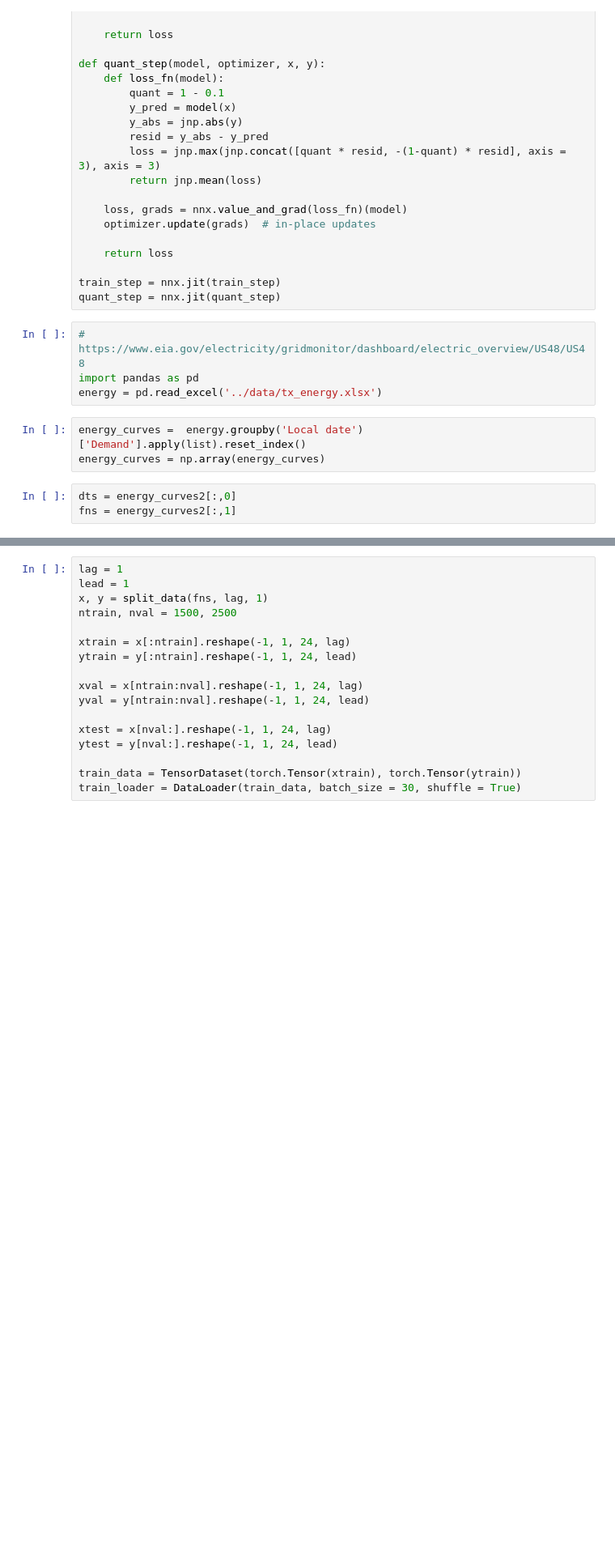
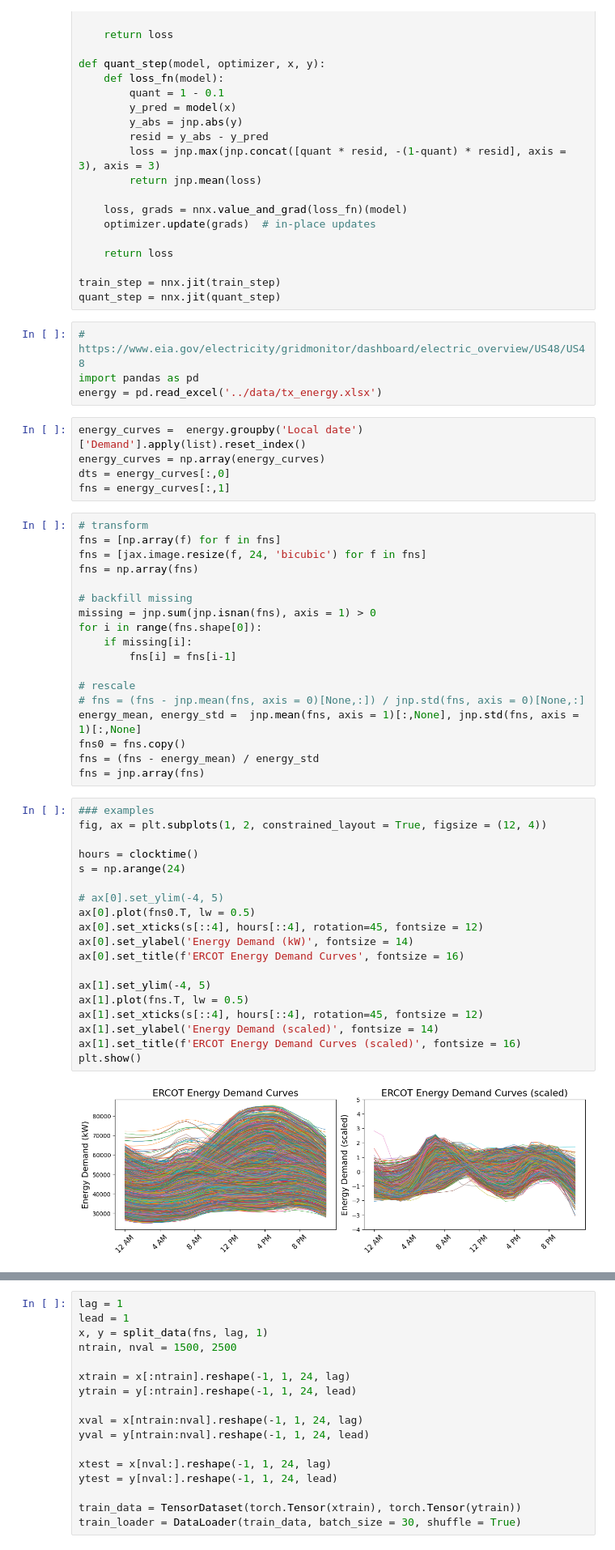
Before and after one commit to trevor-harris/LSCI, a Jupyter notebook: energy/energy.ipynb, the cells around one changed output, grey strips where cells are left out. Shown at 81% size. Cells and saved outputs as stored; diff of their text form; blank space fills up the shorter version.

```diff
--- a/energy/energy.ipynb
+++ b/energy/energy.ipynb
@@ -120,6 +134,44 @@ energy = pd.read_excel('../data/tx_energy.xlsx')
 # %%
 energy_curves =  energy.groupby('Local date')['Demand'].apply(list).reset_index()
 energy_curves = np.array(energy_curves)
+dts = energy_curves[:,0]
+fns = energy_curves[:,1]
-# %%
-dts = energy_curves2[:,0]
-fns = energy_curves2[:,1]
+# %%
+# transform
+fns = [np.array(f) for f in fns]
+fns = [jax.image.resize(f, 24, 'bicubic') for f in fns]
+fns = np.array(fns)
+
+# backfill missing
+missing = jnp.sum(jnp.isnan(fns), axis = 1) > 0
+for i in range(fns.shape[0]):
+    if missing[i]:
+        fns[i] = fns[i-1]
+
+# rescale
+# fns = (fns - jnp.mean(fns, axis = 0)[None,:]) / jnp.std(fns, axis = 0)[None,:]
+energy_mean, energy_std =  jnp.mean(fns, axis = 1)[:,None], jnp.std(fns, axis = 1)[:,None]
+fns0 = fns.copy()
+fns = (fns - energy_mean) / energy_std
+fns = jnp.array(fns)
+# %%
+### examples
+fig, ax = plt.subplots(1, 2, constrained_layout = True, figsize = (12, 4))
+
+hours = clocktime()
+s = np.arange(24)
+
+# ax[0].set_ylim(-4, 5)
+ax[0].plot(fns0.T, lw = 0.5)
+ax[0].set_xticks(s[::4], hours[::4], rotation=45, fontsize = 12)
+ax[0].set_ylabel('Energy Demand (kW)', fontsize = 14)
+ax[0].set_title(f'ERCOT Energy Demand Curves', fontsize = 16)
+
+ax[1].set_ylim(-4, 5)
+ax[1].plot(fns.T, lw = 0.5)
+ax[1].set_xticks(s[::4], hours[::4], rotation=45, fontsize = 12)
+ax[1].set_ylabel('Energy Demand (scaled)', fontsize = 14)
+ax[1].set_title(f'ERCOT Energy Demand Curves (scaled)', fontsize = 16)
+plt.show()
+# %% [output]
+[figure, added]
```
Also changed, not shown: parts of 15 cells of this notebook, 2 other files.
